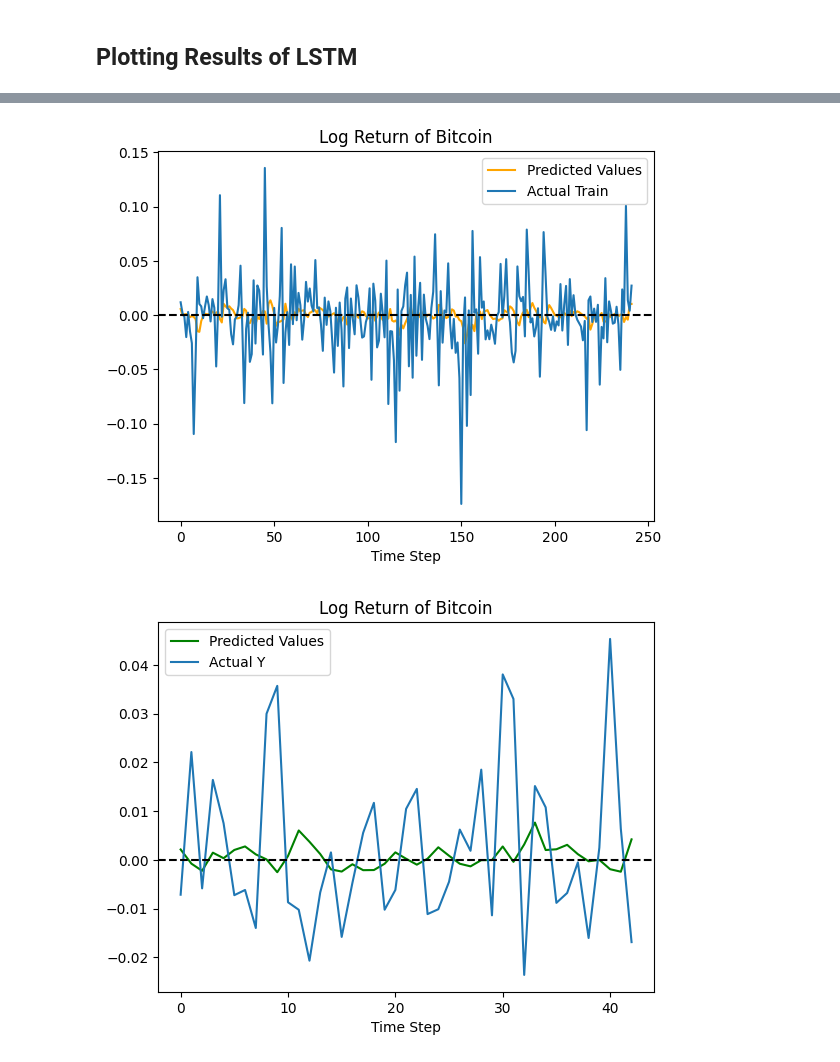
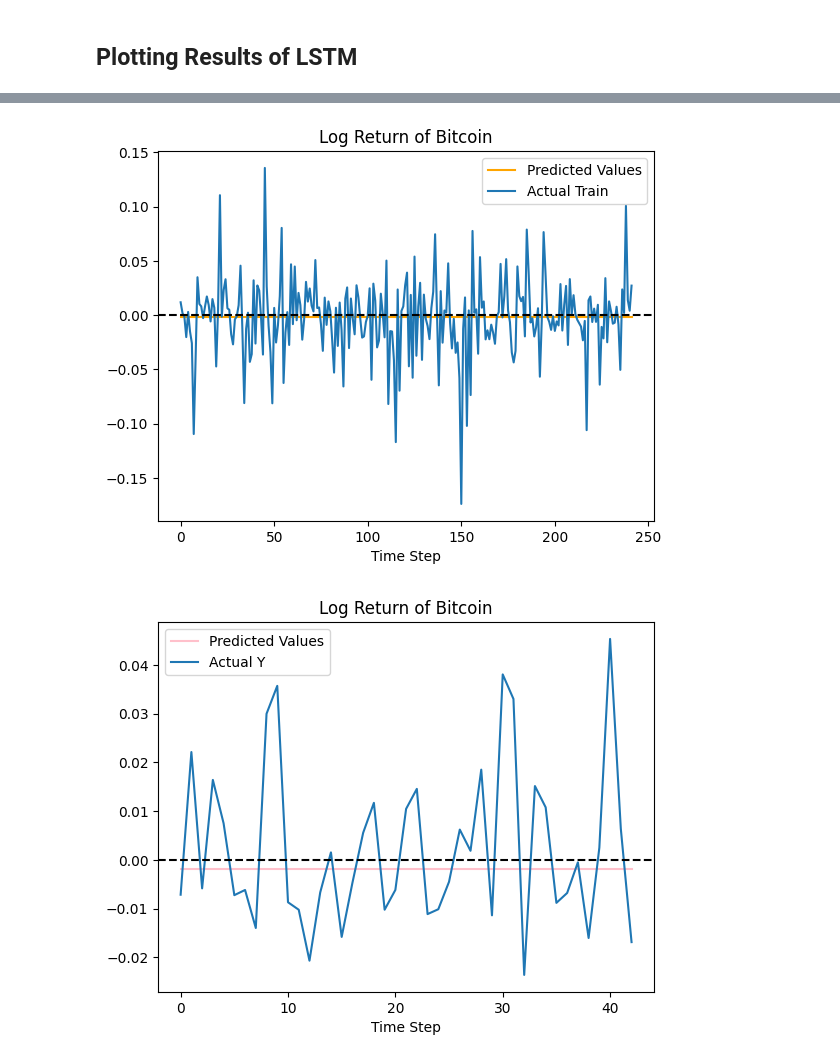
Before and after one commit to cferggie/Predicting-Bitcoin-Returns-with-Long-Short-Term-Memory-LSTM-Neural-Networks, a Jupyter notebook: LSTM for Bitcoin.ipynb, the cells around one changed output, grey strips where cells are left out. Drawn from its saved outputs; the diff is of its cells as text; code cells hidden in the pictures.

```diff
--- a/LSTM for Bitcoin.ipynb
+++ b/LSTM for Bitcoin.ipynb
@@ -170,9 +170,9 @@ class LSTM(nn.Module):
 model = LSTM()
 optimizer = optim.Adam(model.parameters())
 loss_fn = nn.MSELoss()
-loader = data.DataLoader(data.TensorDataset(X_train, y_train), shuffle=False, batch_size=30)
-# lambda_value = 0.01
-n_epochs = 15000
+loader = data.DataLoader(data.TensorDataset(X_train, y_train), shuffle=False, batch_size=100)
+lambda_value = 0.1
+n_epochs = 5000
 
 for epoch in range(n_epochs+1):
     model.train()
@@ -182,8 +182,8 @@ for epoch in range(n_epochs+1):
 
         #Loss and Regularization
         loss = loss_fn(y_pred, y_batch)
-        # reg_term = model.regularization(lambda_value)
-        loss = torch.sqrt(loss)
+        reg_term = model.regularization(lambda_value)
+        loss = torch.sqrt(loss + reg_term)
 
         loss.backward()
         optimizer.step()
@@ -193,9 +193,9 @@ for epoch in range(n_epochs+1):
     model.eval()
     with torch.no_grad():
         y_pred = model(X_train)
-        train_rmse = torch.sqrt(loss_fn(y_pred, y_train))
+        train_rmse = torch.sqrt(loss_fn(y_pred, y_train) + reg_term)
 
         y_pred = model(X_valid)
-        valid_rmse = torch.sqrt(loss_fn(y_pred, y_valid))
+        valid_rmse = torch.sqrt(loss_fn(y_pred, y_valid) + reg_term)
     print(f"Epoch {epoch}: train RMSE {train_rmse:.4f}, validation RMSE {valid_rmse:.4f}")
 # %% [output]
@@ -252,7 +252,8 @@ with torch.no_grad():
     #get predictions for training set
     y_hat_train = model(X_train)
     #RMSE for training set
-    rmse_train = torch.sqrt(loss_fn(y_hat_train, y_train))
+    reg_term = model.regularization(lambda_value)
+    rmse_train = torch.sqrt(loss_fn(y_hat_train, y_train) + reg_term)
     #Plot the training predictions
     y_hat_train = y_hat_train.reshape(242,)
     train_plot[lookback:train_size] = y_hat_train
@@ -263,7 +264,8 @@ with torch.no_grad():
     #Get predictions for valid set
     y_hat_valid = model(X_valid)
     #RMSE for valid set
-    rmse_valid = torch.sqrt(loss_fn(y_hat_valid, y_valid))
+    reg_term = model.regularization(lambda_value)
+    rmse_valid = torch.sqrt(loss_fn(y_hat_valid, y_valid) + reg_term)
     #Plot the valid predictions
     y_hat_valid = y_hat_valid.reshape(43,)
     valid_plot[train_size+lookback:train_size+len(y_valid)+lookback] = y_hat_valid
@@ -273,7 +275,8 @@ with torch.no_grad():
     #Get predictions for testing set
     y_hat_test = model(X_test)
     #RMSE for testing set
-    rmse_test = torch.sqrt(loss_fn(y_hat_test, y_test))
+    reg_term = model.regularization(lambda_value)
+    rmse_test = torch.sqrt(loss_fn(y_hat_test, y_test) + reg_term)
     #Plot the testing predictions
     y_hat_test = y_hat_test.reshape(43,)
     test_plot[train_size+lookback+len(y_valid)+lookback:] = y_hat_test
@@ -284,7 +287,7 @@ print(f"train RMSE {rmse_train:.4f}, validation RMSE {rmse_valid:.4f}, test RMSE
 # plot
 plt.plot(diff, label='Bitcoin series')
 plt.plot(train_plot, c='orange', label="Training Y-Hats")
-plt.plot(valid_plot, c='g', label='Validation Y-Hats')
+plt.plot(valid_plot, c='pink', label='Validation Y-Hats')
 plt.plot(test_plot, c='r', label='Validation Y-Hats')
 plt.xlabel('Time Step')
 plt.title('Log Return of Bitcoin')
@@ -298,31 +301,31 @@ train RMSE 0.0364, validation RMSE 0.0173, test RMSE 0.0173
 # %%
 plt.plot(y_hat_train, c='orange', label="Predicted Values")
 plt.plot(y_train.squeeze(), label="Actual Train")
 plt.axhline(y=0, color='black', linestyle='--')
 plt.xlabel('Time Step')
 plt.title('Log Return of Bitcoin')
 plt.legend()
 # plt.savefig("Trained.png")
 plt.show()
 
 
-plt.plot(y_hat_valid, c='green', label="Predicted Values")
+plt.plot(y_hat_valid, c='pink', label="Predicted Values")
 plt.plot(y_valid.squeeze(), label="Actual Y")
 plt.axhline(y=0, color='black', linestyle='--')
 plt.xlabel('Time Step')
 plt.title('Log Return of Bitcoin')
 plt.legend()
 # plt.savefig("Valid.png")
 plt.show()
 
 plt.plot(y_hat_test, c='red', label="Predicted Values")
 plt.plot(y_test.squeeze(), label="Actual Y")
 plt.axhline(y=0, color='black', linestyle='--')
 plt.xlabel('Time Step')
 plt.title('Log Return of Bitcoin')
 plt.legend()
 # plt.savefig("Valid.png")
 plt.show()
 # %% [output]
-[figure, old version]
+[figure, new version]
-[figure, old version]
+[figure, new version]
```
Also changed, not shown: parts of 3 cells of this notebook, 1 other file.
